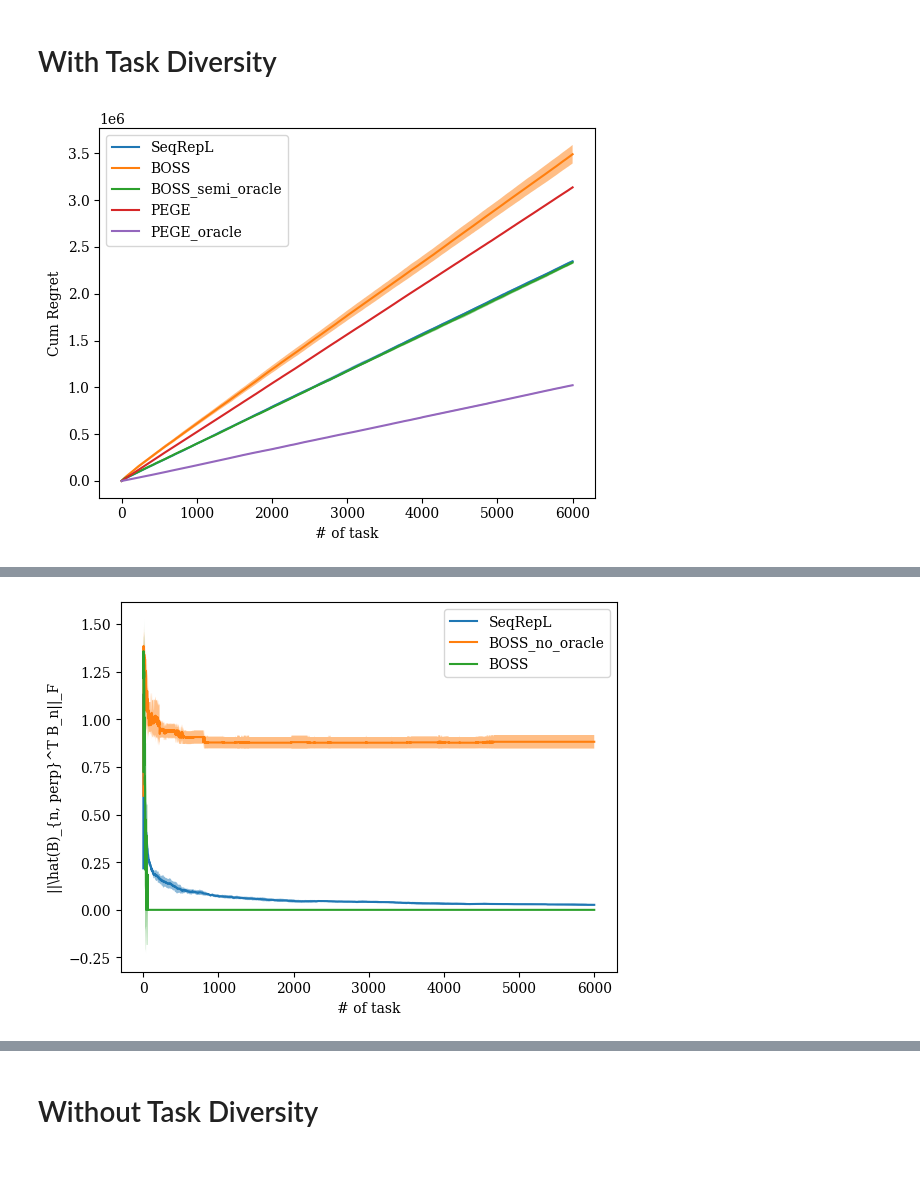
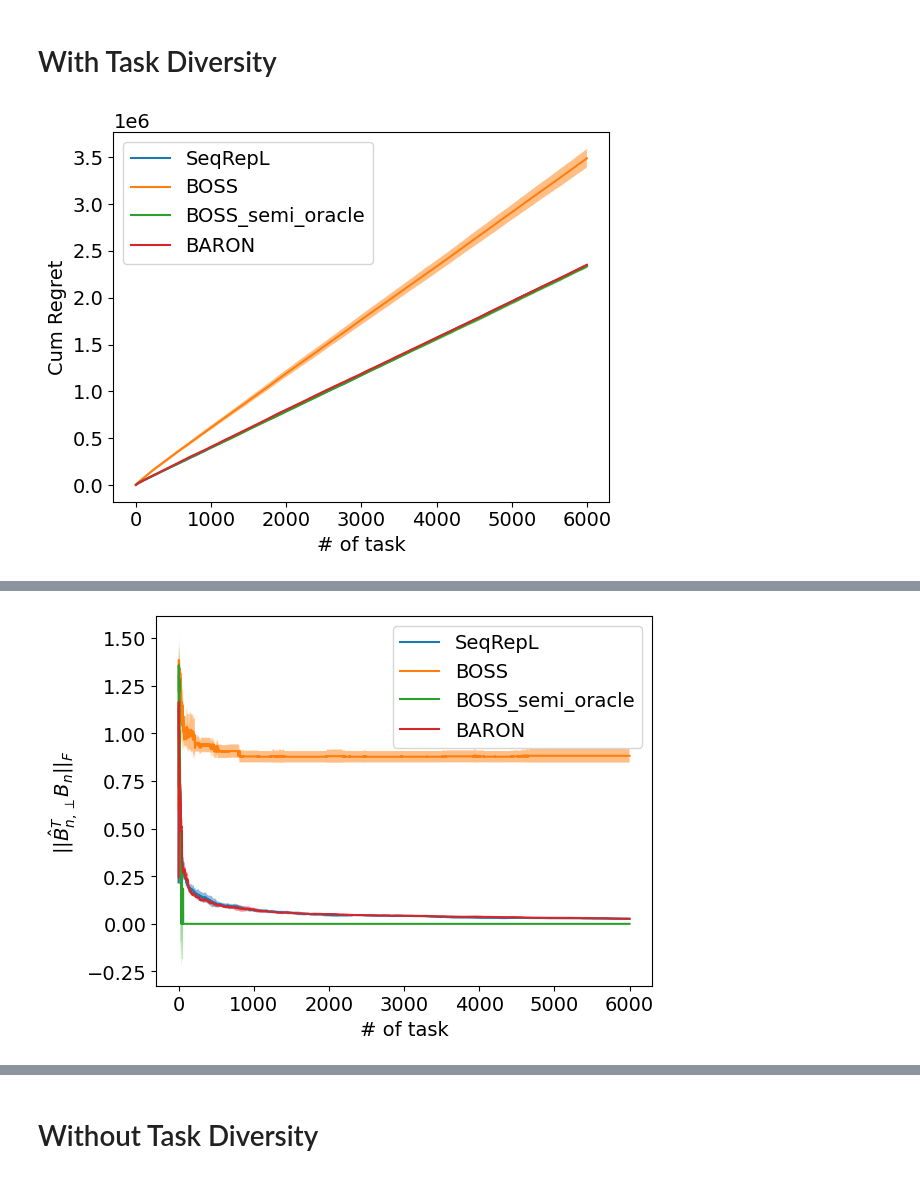
Before and after one commit to duongnhatthang/BOSS, a Jupyter notebook: exp.ipynb, the cells around one changed output, grey strips where cells are left out. Cells and saved outputs as stored; diff of their text form; code cells hidden in the pictures.

Commit message:
Add BARON algorithm

```diff
--- a/exp.ipynb
+++ b/exp.ipynb
@@ -99,6 +99,8 @@ def load_dict(name):
     std_PMA_no_oracle2 = input_dict["std_PMA_no_oracle2"]
     mean_SeqRepL2 = input_dict["mean_SeqRepL2"]
     std_SeqRepL2 = input_dict["std_SeqRepL2"]
+    mean_BARON2 = input_dict["mean_BARON2"]
+    std_BARON2 = input_dict["std_BARON2"]
     return (
         mean_PEGE2,
         std_PEGE2,
@@ -110,6 +112,8 @@ def load_dict(name):
         std_PMA_no_oracle2,
         mean_SeqRepL2,
         std_SeqRepL2,
+        mean_BARON2,
+        std_BARON2,
     )
 
 
@@ -140,8 +144,12 @@ best_PMA_no_oracle = eval_multi(input_dict)
 # %%
 input_dict["name"] = "SeqRepL"
 best_SeqRepL = eval_multi(input_dict)
+# %%
+input_dict["name"] = "BARON"
+best_BARON = eval_multi(input_dict)
 # %%
-plot_prev_data = False
+plot_prev_data = True
+plt.rcParams.update({'font.size': 14})
 if plot_prev_data:
     (
         mean_PEGE,
@@ -154,7 +162,9 @@ if plot_prev_data:
         std_PMA_no_oracle,
         mean_SeqRepL,
         std_SeqRepL,
-    ) = load_dict("TaskDiv_RegExp.npy")
+        mean_BARON,
+        std_BARON,
+    ) = load_dict("cache_data/TaskDiv_RegExp2.npy")
 else:
     mean_PEGE = np.mean(best_PEGE["regrets"], axis=0)
     std_PEGE = np.std(best_PEGE["regrets"], axis=0)
@@ -166,6 +176,8 @@ else:
     std_PMA_no_oracle = np.std(best_PMA_no_oracle["regrets"], axis=0)
     mean_SeqRepL = np.mean(best_SeqRepL["regrets"], axis=0)
     std_SeqRepL = np.std(best_SeqRepL["regrets"], axis=0)
+    mean_BARON = np.mean(best_BARON["regrets"], axis=0)
+    std_BARON = np.std(best_BARON["regrets"], axis=0)
 X = np.arange(1, n_task + 1)
 plt.plot(X, mean_SeqRepL, "-", label="SeqRepL")
 plt.fill_between(X, mean_SeqRepL - std_SeqRepL, mean_SeqRepL + std_SeqRepL, alpha=0.5)
@@ -178,15 +190,18 @@ plt.fill_between(
 )
 plt.plot(X, mean_PMA, "-", label="BOSS_semi_oracle")
 plt.fill_between(X, mean_PMA - std_PMA, mean_PMA + std_PMA, alpha=0.5)
-plt.plot(X, mean_PEGE, "-", label="PEGE")
-plt.fill_between(X, mean_PEGE - std_PEGE, mean_PEGE + std_PEGE, alpha=0.5)
-plt.plot(X, mean_PEGE_oracle, "-", label="PEGE_oracle")
-plt.fill_between(
-    X, mean_PEGE_oracle - std_PEGE_oracle, mean_PEGE_oracle + std_PEGE_oracle, alpha=0.5
-)
+# plt.plot(X, mean_PEGE, "-", label="PEGE")
+# plt.fill_between(X, mean_PEGE - std_PEGE, mean_PEGE + std_PEGE, alpha=0.5)
+# plt.plot(X, mean_PEGE_oracle, "-", label="PEGE_oracle")
+# plt.fill_between(
+#     X, mean_PEGE_oracle - std_PEGE_oracle, mean_PEGE_oracle + std_PEGE_oracle, alpha=0.5
+# )
+plt.plot(X, mean_BARON, "-", label="BARON")
+plt.fill_between(X, mean_BARON - std_BARON, mean_BARON + std_BARON, alpha=0.5)
 plt.xlabel("# of task")
 plt.ylabel("Cum Regret")
 plt.legend()
+plt.savefig('figures/div_reg.png', bbox_inches='tight', pad_inches=0.1)
 plt.show()
 # plt.close()
 # output_dict = {
@@ -200,10 +215,12 @@ plt.show()
 #     "std_PMA_no_oracle2":std_PMA_no_oracle,
 #     "mean_SeqRepL2":mean_SeqRepL,
 #     "std_SeqRepL2":std_SeqRepL,
+#     "mean_BARON2":mean_BARON,
+#     "std_BARON2":std_BARON,
 # }
-# np.save('TaskDiv_RegExp.npy', output_dict)
+# np.save('cache_data/TaskDiv_RegExp2.npy', output_dict)
 # %% [output]
-[figure, old version]
+[figure, new version]
 # %%
 if plot_prev_data:
     (
@@ -217,7 +234,9 @@ if plot_prev_data:
         std_PMA_no_oracle,
         mean_SeqRepL,
         std_SeqRepL,
-    ) = load_dict("TaskDiv_B.npy")
+        mean_BARON,
+        std_BARON,
+    ) = load_dict("cache_data/TaskDiv_B2.npy")
 else:
     mean_PMA = np.mean(best_PMA["B_hat_err"], axis=0)
     std_PMA = np.std(best_PMA["B_hat_err"], axis=0)
@@ -225,20 +244,25 @@ else:
     std_SeqRepL = np.std(best_SeqRepL["B_hat_err"], axis=0)
     mean_PMA_no_oracle = np.mean(best_PMA_no_oracle["B_hat_err"], axis=0)
     std_PMA_no_oracle = np.std(best_PMA_no_oracle["B_hat_err"], axis=0)
+    mean_BARON = np.mean(best_BARON["B_hat_err"], axis=0)
+    std_BARON = np.std(best_BARON["B_hat_err"], axis=0)
 plt.plot(X, mean_SeqRepL, "-", label="SeqRepL")
 plt.fill_between(X, mean_SeqRepL - std_SeqRepL, mean_SeqRepL + std_SeqRepL, alpha=0.5)
-plt.plot(X, mean_PMA_no_oracle, "-", label="BOSS_no_oracle")
+plt.plot(X, mean_PMA_no_oracle, "-", label="BOSS")
 plt.fill_between(
     X,
     mean_PMA_no_oracle - std_PMA_no_oracle,
     mean_PMA_no_oracle + std_PMA_no_oracle,
     alpha=0.5,
 )
-plt.plot(X, mean_PMA, "-", label="BOSS")
+plt.plot(X, mean_PMA, "-", label="BOSS_semi_oracle")
 plt.fill_between(X, mean_PMA - std_PMA, mean_PMA + std_PMA, alpha=0.5)
+plt.plot(X, mean_BARON, "-", label="BARON")
+plt.fill_between(X, mean_BARON - std_BARON, mean_BARON + std_BARON, alpha=0.5)
 plt.xlabel("# of task")
-plt.ylabel("||\hat(B)_{n, perp}^T B_n||_F")
+plt.ylabel(r"$||\hat{B}_{n, \perp}^T B_n||_F$")
 plt.legend()
+plt.savefig('figures/div_B.png', bbox_inches='tight', pad_inches=0.1)
 plt.show()
 # plt.close()
 # output_dict = {
@@ -248,6 +272,8 @@ plt.show()
 #     "std_PMA_no_oracle2":std_PMA_no_oracle,
 #     "mean_SeqRepL2":mean_SeqRepL,
 #     "std_SeqRepL2":std_SeqRepL,
+#     "mean_BARON2":mean_BARON,
+#     "std_BARON2":std_BARON,
 # }
-# np.save('TaskDiv_B.npy', output_dict)
+# np.save('cache_data/TaskDiv_B2.npy', output_dict)
 # %% [output]
@@ -254,4 +288,4 @@ plt.show()
-[figure, old version]
+[figure, new version]
 # %%
 if plot_prev_data:
     (
```
Also changed, not shown: parts of 19 cells of this notebook, 13 other files.
